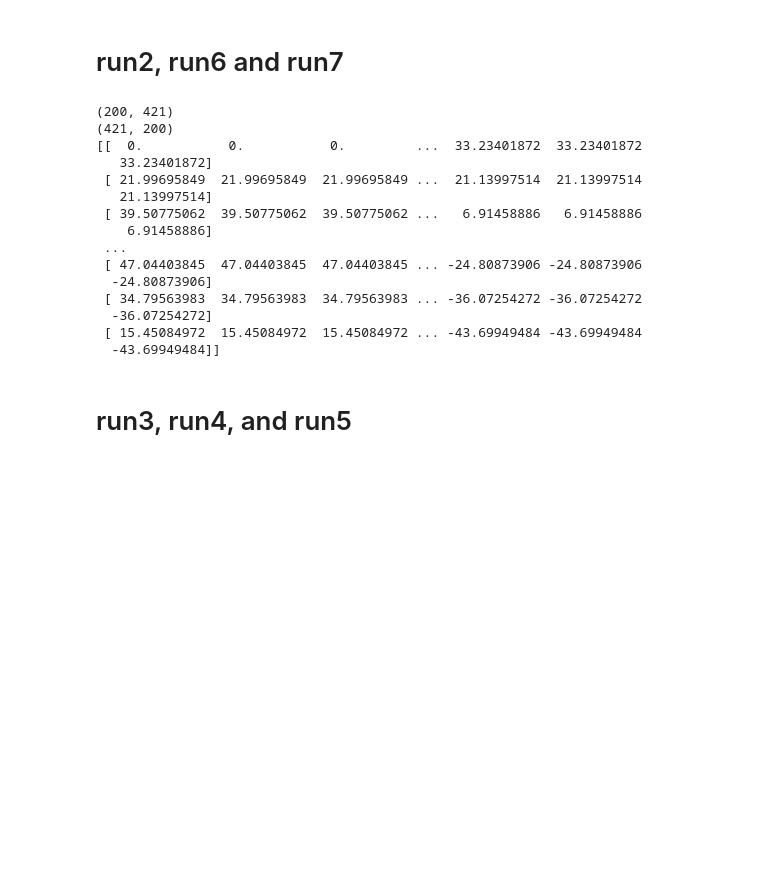
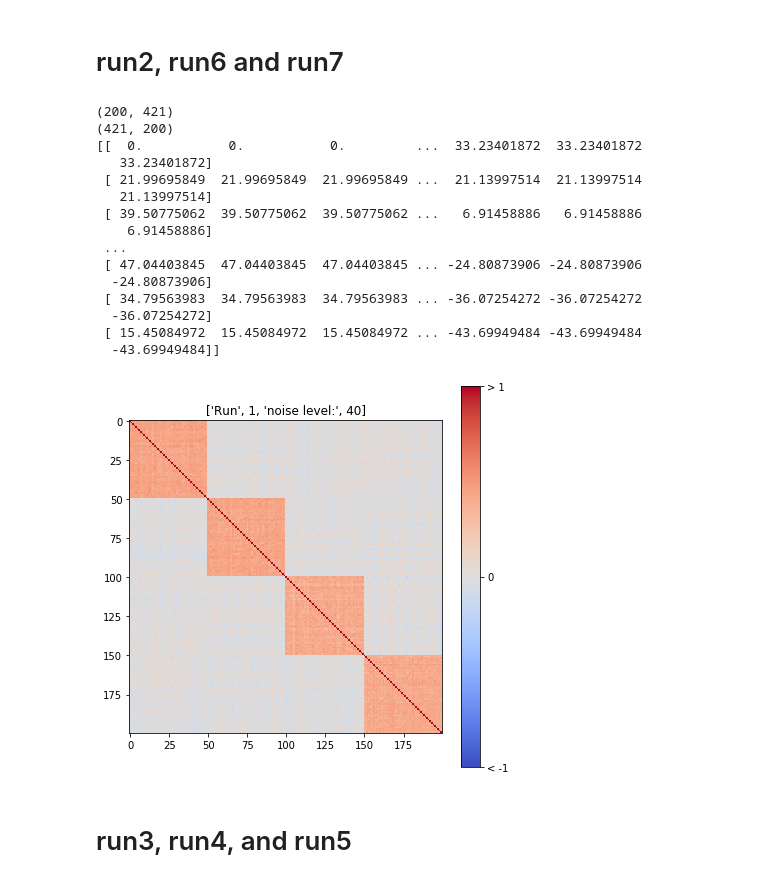
Before and after one commit to engfranco/ZHEN_SIM_DATA, a Jupyter notebook: creat_sim_timeseries-v3-WithNoise_FrequencyShift.ipynb, the cells around one changed output. Drawn from its saved outputs; the diff is of its cells as text; code cells hidden in the pictures; blank space fills up the shorter version.

```diff
--- a/creat_sim_timeseries-v3-WithNoise_FrequencyShift.ipynb
+++ b/creat_sim_timeseries-v3-WithNoise_FrequencyShift.ipynb
@@ -180,33 +164,37 @@ print(np.shape(Yall))
 Yall = Yall.transpose()
 print(np.shape(Yall))
 print(Yall)
 # Adding random noise
 noise = noise_level*np.random.standard_normal((r,c))
 Yall_noise = Yall + noise
 
 # Runs 2, 6, and 7
 # run 2
 np.savetxt('run2.csv', Yall_noise, fmt='%.6f', delimiter='\t', header=head)
 # run 6
 np.savetxt('run6.csv', Yall_noise, fmt='%.6f', delimiter='\t', header=head)
 # run 7
 np.savetxt('run7.csv', Yall_noise, fmt='%.6f', delimiter='\t', header=head)
+
+
+plot_corrcoef(Yall_noise.transpose(),2,noise_level)
 # %% [output]
 (200, 421)
 (421, 200)
 [[  0.           0.           0.         ...  33.23401872  33.23401872
    33.23401872]
  [ 21.99695849  21.99695849  21.99695849 ...  21.13997514  21.13997514
    21.13997514]
  [ 39.50775062  39.50775062  39.50775062 ...   6.91458886   6.91458886
     6.91458886]
  ...
  [ 47.04403845  47.04403845  47.04403845 ... -24.80873906 -24.80873906
   -24.80873906]
  [ 34.79563983  34.79563983  34.79563983 ... -36.07254272 -36.07254272
   -36.07254272]
  [ 15.45084972  15.45084972  15.45084972 ... -43.69949484 -43.69949484
   -43.69949484]]
+[figure, added]
 # %% [markdown]
 # run3, run4, and run5
 # %%
```
Also changed, not shown: parts of 6 cells of this notebook, 10 other files.
